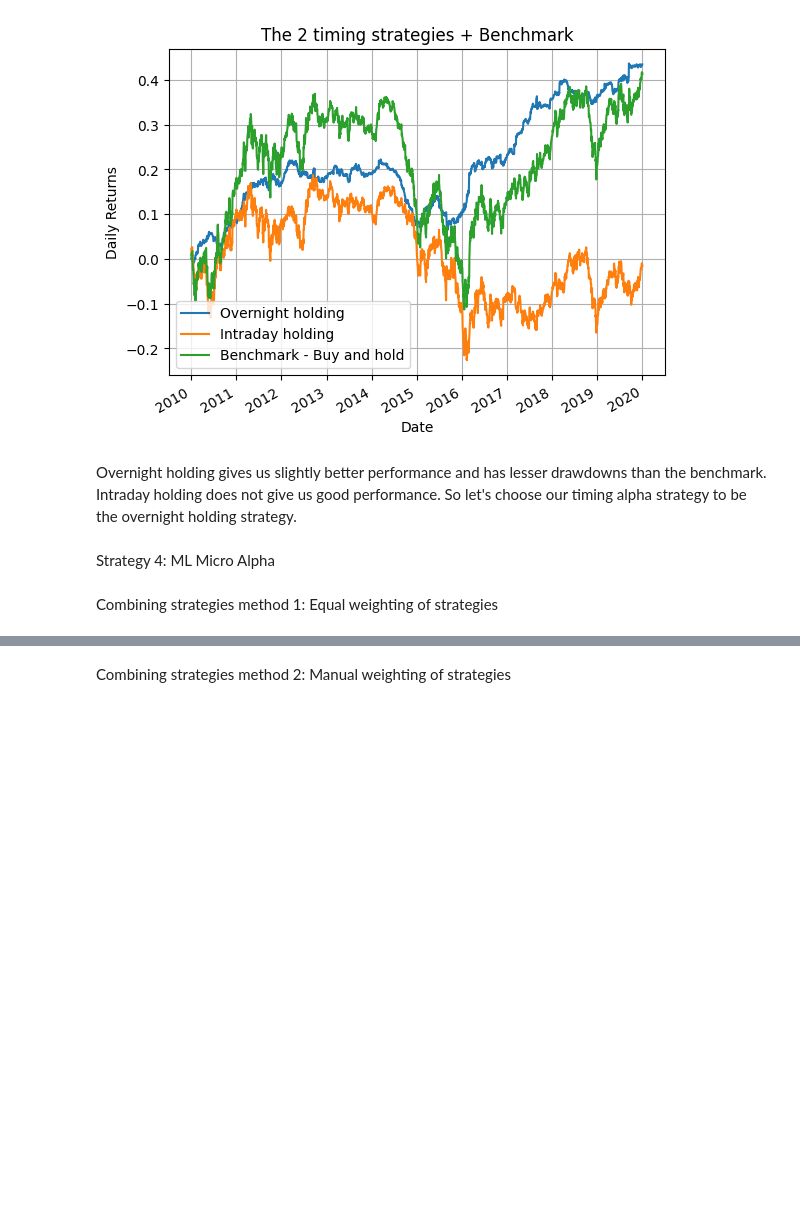
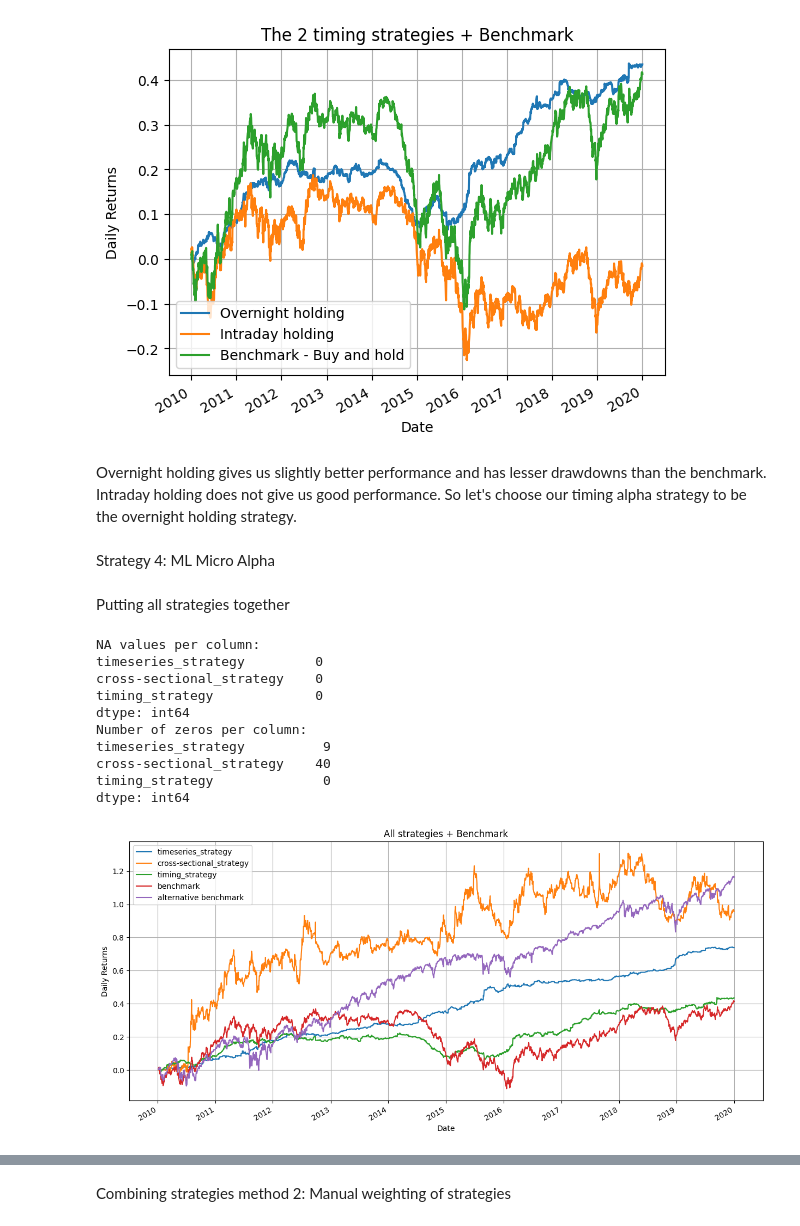
Before and after one commit to saumyajain1/Trading_Alphas_Capstone, a Jupyter notebook: Trading_Alphas_Capstone.ipynb, the cells around one changed output, grey strips where cells are left out. Saved outputs shown, nothing was run; the diff lists cells and outputs as text; code cells hidden in the pictures; blank space fills up the shorter version.

Commit message:
strategies combined using 2 different methods

```diff
--- a/Trading_Alphas_Capstone.ipynb
+++ b/Trading_Alphas_Capstone.ipynb
@@ -371,13 +376,10 @@ selected_rank = len(assets)
 
 mom_signals = (mom.rank(axis=1) == selected_rank)*1
 # Run cross-sectional momentum strategy backtest
-mom_backtest = ((mom_signals) * returns_data.shift(-1))
-
-# # Calculate backtest PnL
-mom_backtest_pnl = mom_backtest.sum(axis=1).fillna(0).cumsum()
+mom_backtest = ((mom_signals) * returns_data.shift(-1)).sum(axis=1).fillna(0).cumsum()
 
 # Plot backtest and benchmark returns
-mom_backtest_pnl.plot(label='Strategy')
+mom_backtest.plot(label='Strategy')
 benchmark.cumsum().plot(label='Benchmark')
 plt.legend()
 
@@ -385,7 +387,5 @@ plt.legend()
 plt.title('Strategy vs Benchmark', fontsize=16)
 plt.xlabel('Year', fontsize=14)
 plt.ylabel('Cumulative Returns', fontsize=14)
-
-print(mom_signals)
 # %% [output]
 [figure]
@@ -430,9 +416,12 @@ plt.legend()
 plt.grid(True)
 plt.show()
 
+overnight_strat_backtest = overnight_strat.mean(axis=1)
+intraday_strat_backtest = intraday_strat.mean(axis=1)
+
 # Means of the 2 timing strategies compared with the benchmark
-overnight_strat.mean(axis=1).plot(label="Overnight holding")
-intraday_strat.mean(axis=1).plot(label="Intraday holding")
+overnight_strat_backtest.plot(label="Overnight holding")
+intraday_strat_backtest.plot(label="Intraday holding")
 cumulative_benchmark.plot(label="Benchmark - Buy and hold")
 plt.title('The 2 timing strategies + Benchmark')
 plt.xlabel('Date')
@@ -451,4 +440,44 @@ Overnight holding gives us slightly better performance and has lesser drawdowns
 # %% [markdown]
 Strategy 4: ML Micro Alpha
 # %% [markdown]
-Combining strategies method 1: Equal weighting of strategies
+Putting all strategies together
+# %%
+bt = {}
+bt['timeseries_strategy'] = candlestick_strategy_backtest
+bt['cross-sectional_strategy'] = mom_backtest
+bt['timing_strategy'] = overnight_strat_backtest
+# bt['machine_learning_strategy'] =
+bt = pd.DataFrame(bt)
+# print(bt)
+
+bt = bt.dropna()
+
+na_counts = bt.isna().sum()
+print("NA values per column:")
+print(na_counts)
+
+zero_counts = (bt == 0).sum()
+print("Number of zeros per column:")
+print(zero_counts)
+
+bt.plot(figsize=(15, 7))
+cumulative_benchmark.plot(label = 'benchmark')
+alternative_benchmark.cumsum().plot(label = 'alternative benchmark')
+plt.title('All strategies + Benchmark')
+plt.xlabel('Date')
+plt.ylabel('Daily Returns')
+plt.legend()
+plt.grid(True)
+plt.show()
+# %% [output]
+NA values per column:
+timeseries_strategy         0
+cross-sectional_strategy    0
+timing_strategy             0
+dtype: int64
+Number of zeros per column:
+timeseries_strategy          9
+cross-sectional_strategy    40
+timing_strategy              0
+dtype: int64
+[figure, added]
```
Also changed, not shown: parts of 10 cells of this notebook.
